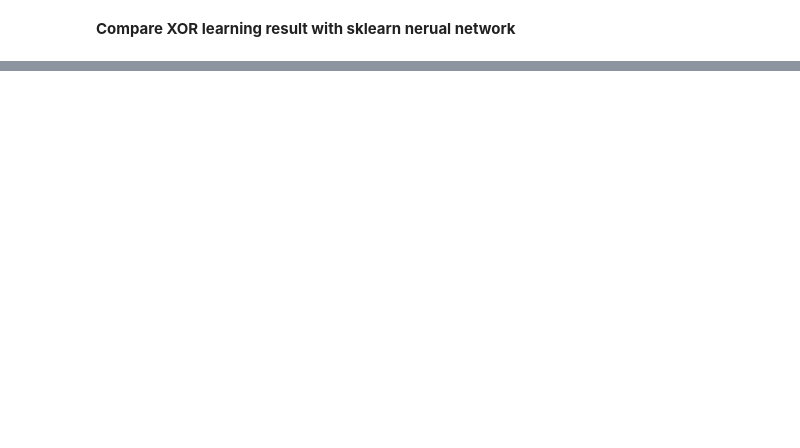
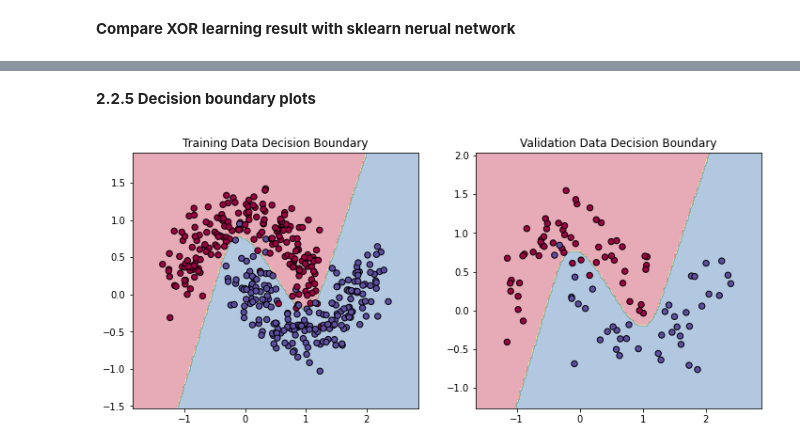
Before and after one commit to edwall201/Machine-Learning-26-Spring, a Jupyter notebook: assign4/assign4.ipynb, the cells around one changed output, grey strips where cells are left out. Drawn from its saved outputs; the diff is of its cells as text; code cells hidden in the pictures; blank space fills up the shorter version.

```diff
--- a/assign4/assign4.ipynb
+++ b/assign4/assign4.ipynb
@@ -781,0 +884,28 @@ Sklearn NN model prediction:
+# %% [markdown]
+**2.2.5 Decision boundary plots**
+# %%
+import numpy as np
+
+def plot_boundary(nn, X, y, ax, title):
+    # Set min and max values and give it some padding
+    x_min, x_max = X[:, 0].min() - 0.5, X[:, 0].max() + 0.5
+    y_min, y_max = X[:, 1].min() - 0.5, X[:, 1].max() + 0.5
+    h = 0.02
+    # Generate a grid of points with distance h between them
+    xx, yy = np.meshgrid(np.arange(x_min, x_max, h), np.arange(y_min, y_max, h))
+
+    # Predict the function value for the whole grid
+    Z = nn.predict(np.c_[xx.ravel(), yy.ravel()])
+    Z = Z.reshape(xx.shape)
+
+    # Plot the contour and training examples
+    ax.contourf(xx, yy, Z, alpha=0.4, cmap=plt.cm.Spectral)
+    ax.scatter(X[:, 0], X[:, 1], c=y.ravel(), s=40, cmap=plt.cm.Spectral, edgecolors='k')
+    ax.set_title(title)
+
+fig, (ax1, ax2) = plt.subplots(1, 2, figsize=(12, 5))
+plot_boundary(nn_best, X_train, y_train, ax1, "Training Data Decision Boundary")
+plot_boundary(nn_best, X_val, y_val, ax2, "Validation Data Decision Boundary")
+plt.show()
+# %% [output]
+[figure, added]
```
Also changed, not shown: parts of 18 cells of this notebook.
